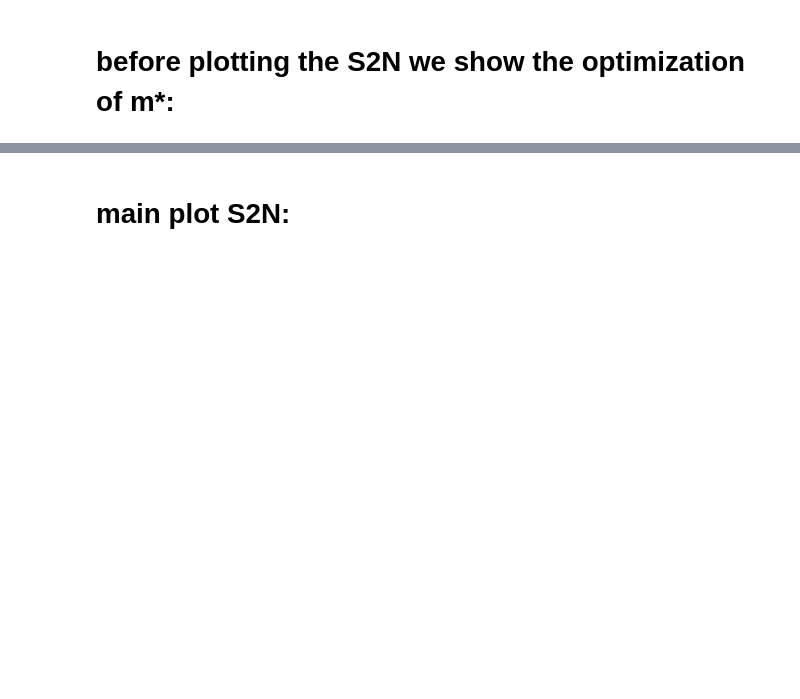
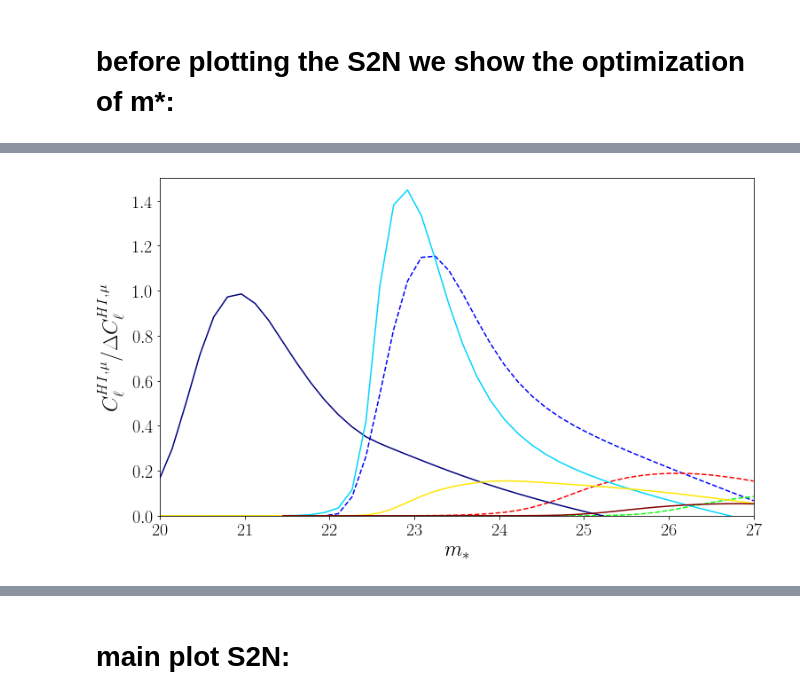
Before and after one commit to amadeuswi/MagBias, a Jupyter notebook: S2N.ipynb, the cells around one changed output, grey strips where cells are left out. Saved outputs shown, nothing was run; the diff lists cells and outputs as text; code cells hidden in the pictures; blank space fills up the shorter version.

```diff
--- a/S2N.ipynb
+++ b/S2N.ipynb
@@ -578,50 +784,58 @@ shot noise for LSST!
 # %%
 #MAKE NICE PLOT FOR S2N(m*) for SKA:
 
-#colors for HIRAX:
-color_array = np.linspace(0,1, NBIN+2)#+1 because we do not want the grey in set1
+#colors for HIRAX and SKA:
+color_array_HIRAX = np.linspace(0,1, nbinH)#+1 because we do not want the grey in set1
+color_array_SKA = np.linspace(0,1,nbinS) #same for now, changed later!
 
 
 
 
 cols = ["blue", "purple", "red"]
 
-fig = P.figure(figsize = (9,6)); ax = fig.add_subplot(111);
-# ax.plot(magtab, SKA_b1_LSST_maxmag_arr[:,0], c= cols[0], label = r"$\mathrm{SKA~b1}$")
-# ax.plot(magtab, SKA_b1_LSST_maxmag_arr[:,1], c=cols[1], label = r"$\mathrm{SKA~b1}$")
-ax.plot(magtab, SKA_b1_LSST_maxmag_arr[:,2], c='grey', ls = "--", label = r"$\mathrm{SKA~b1}$")
+fig = P.figure(figsize = (12,7)); ax = fig.add_subplot(111);
 
-# ax.plot(magtab, SKA_b2_LSST_maxmag_arr[:,0], c= cols[0], ls = ":", label = r"$\mathrm{SKA~b2}$")
-# ax.plot(magtab, SKA_b2_LSST_maxmag_arr[:,1], c=cols[1], ls = ":", label = r"$\mathrm{SKA~b2}$")
+# ax.plot(magtab, SKA_b1_LSST_maxmag_arr[:,2], c='grey', ls = "--", label = r"$\mathrm{SKA~b1}$")
+
 # ax.plot(magtab, SKA_b2_LSST_maxmag_arr[:,2], c='black', ls = "--", label = r"$\mathrm{SKA~b2}$")
 
 
 # ax.axvline(mso_b1, c = 'grey')
 # ax.axvline(mso_b2, c= 'black')
 
 
 
 
-for iz in range(NBIN-1):
-    ci = color_array[iz]
-    zfmax_now = np.around(zHIRAX_meanbin[iz] + dzHIRAX,2)
-    zfmin_now = np.around(zHIRAX_meanbin[iz] - dzHIRAX,2)
+for iz in range(nbinH):
+    ci = color_array_HIRAX[iz]
+    zfmax_now = np.around(zHIRAX_highbin[iz],2)
+    zfmin_now = np.around(zHIRAX_lowbin[iz],2)
     for ielll in [0]:
 
 
-        ax.plot(magtab, S2N_H[:,iz,ielll], c=P.cm.Set1(ci), ls = "-",
+        ax.plot(magtab, S2N_H[:,iz,ielll], c=P.cm.brg(ci), ls = "--",
                 label = r"$\mathrm{{~HIRAX~}} z_\mathrm{{f}} = {} \mathrm{{~to~}} {}$".format(zfmin_now, zfmax_now))
+#     ax.axvline( mso_H[iz], c=P.cm.Set1(ci))
 
-#     ax.axvline( mso_H[iz], c=P.cm.Set1(ci))
+for iz in range(nbinS):
+    ci = color_array_SKA[iz]
+    zfmax_now = np.around(zSKA_highbin[iz],2)
+    zfmin_now = np.around(zSKA_lowbin[iz],2)
+    for ielll in [0]:
+        ax.plot(magtab, S2N_S[:,iz,ielll], c=P.cm.jet(ci), ls = "-",
+                label = r"$\mathrm{{~SKA~}} z_\mathrm{{f}} = {} \mathrm{{~to~}} {}$".format(zfmin_now, zfmax_now))
 
 
 
 
-# ax.legend(loc = "upper left")
-# ax.set_title(r"$\mathrm{SKA~B1~(solid)~and~B2~(dotted)}$")
+# ax.legend(frameon = False)
 ax.set_xlabel(r"$m_*$")
 ax.set_ylabel("$C_\ell^{HI,\mu} / \Delta C_\ell^{HI,\mu} $")
+ax.set_ylim((0,1.5))
+ax.set_xlim((20,27))
 
 # plotdir = "./plots/"
 # print plotdir
 # P.savefig(plotdir + "S2N_of_mstar.pdf")
+# %% [output]
+[figure, added]
```
Also changed, not shown: parts of 41 cells of this notebook, 16 other files.
